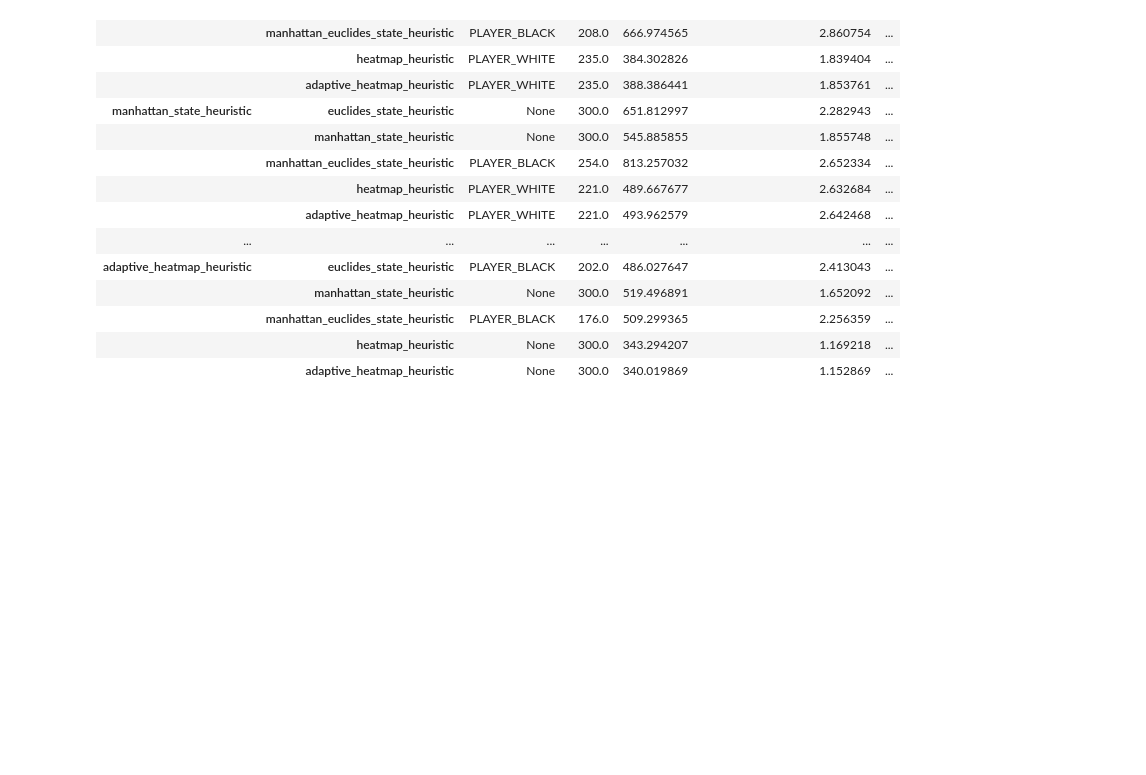
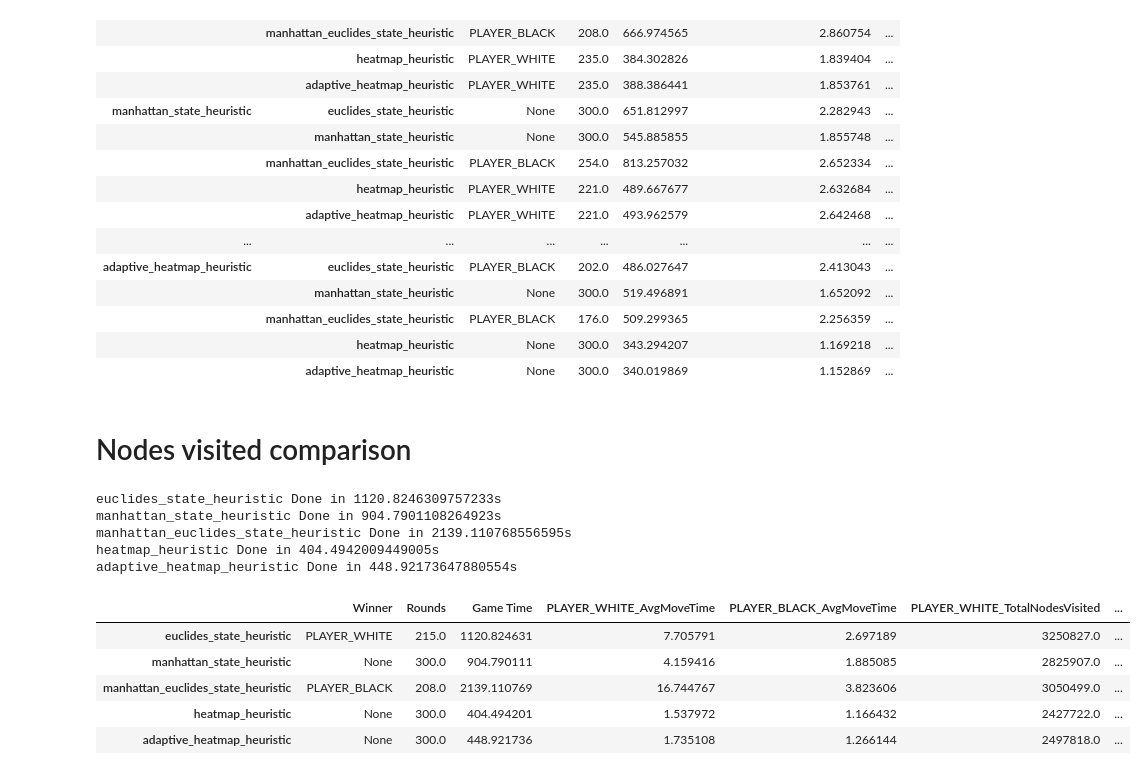
Before and after one commit to M4tth3wG/halma_minimax, a Jupyter notebook: report.ipynb, the cells around one changed output. Cells and saved outputs as stored; diff of their text form; code cells hidden in the pictures; blank space fills up the shorter version.

Commit message:
Add node visited statistics

```diff
--- a/report.ipynb
+++ b/report.ipynb
@@ -206,3 +206,44 @@ df
 |  | manhattan_euclides_state_heuristic | PLAYER_BLACK | 176.0 | 509.299365 | 2.256359 | ... |
 |  | heatmap_heuristic | None | 300.0 | 343.294207 | 1.169218 | ... |
 |  | adaptive_heatmap_heuristic | None | 300.0 | 340.019869 | 1.152869 | ... |
+# %% [markdown]
+# Nodes visited comparison
+# %%
+df = pd.DataFrame()
+
+
+for heuristic in heuristics_list:
+    player_strategies = {
+        FieldType.PLAYER_WHITE : strategies.MinimaxStrategy(heuristic, 2),
+        FieldType.PLAYER_BLACK : strategies.AlphaBetaStrategy(heuristic, 2)
+    }
+
+    winner, rounds, times, game_time, _ = collect_game_data(player_strategies[FieldType.PLAYER_WHITE], player_strategies[FieldType.PLAYER_BLACK], 300)
+
+    time_averages = {player : np.mean(np.array(times[player])) for player in Halma.players}
+    df.loc[heuristic.__name__, 'Winner'] = None if winner is None else winner.name
+    df.loc[heuristic.__name__, 'Rounds'] = rounds
+    df.loc[heuristic.__name__, 'Game Time'] = game_time
+
+    for player, avg_time in time_averages.items():
+        df.loc[heuristic.__name__, f'{player.name}_AvgMoveTime'] = avg_time
+
+    for player, strategy in player_strategies.items():
+        df.loc[heuristic.__name__, f'{player.name}_TotalNodesVisited'] = sum(strategy.nodes_visited)
+        df.loc[heuristic.__name__, f'{player.name}_AvgNodesVisited'] = np.mean(np.array(strategy.nodes_visited))
+
+    print(f"{heuristic.__name__} Done in {game_time}s")
+
+df
+# %% [output]
+euclides_state_heuristic Done in 1120.8246309757233s
+manhattan_state_heuristic Done in 904.7901108264923s
+manhattan_euclides_state_heuristic Done in 2139.110768556595s
+heatmap_heuristic Done in 404.4942009449005s
+adaptive_heatmap_heuristic Done in 448.92173647880554s
+|  | Winner | Rounds | Game Time | PLAYER_WHITE_AvgMoveTime | PLAYER_BLACK_AvgMoveTime | PLAYER_WHITE_TotalNodesVisited | ... |
+| euclides_state_heuristic | PLAYER_WHITE | 215.0 | 1120.824631 | 7.705791 | 2.697189 | 3250827.0 | ... |
+| manhattan_state_heuristic | None | 300.0 | 904.790111 | 4.159416 | 1.885085 | 2825907.0 | ... |
+| manhattan_euclides_state_heuristic | PLAYER_BLACK | 208.0 | 2139.110769 | 16.744767 | 3.823606 | 3050499.0 | ... |
+| heatmap_heuristic | None | 300.0 | 404.494201 | 1.537972 | 1.166432 | 2427722.0 | ... |
+| adaptive_heatmap_heuristic | None | 300.0 | 448.921736 | 1.735108 | 1.266144 | 2497818.0 | ... |
```
Also changed, not shown: parts of 1 cell of this notebook, 4 other files.
